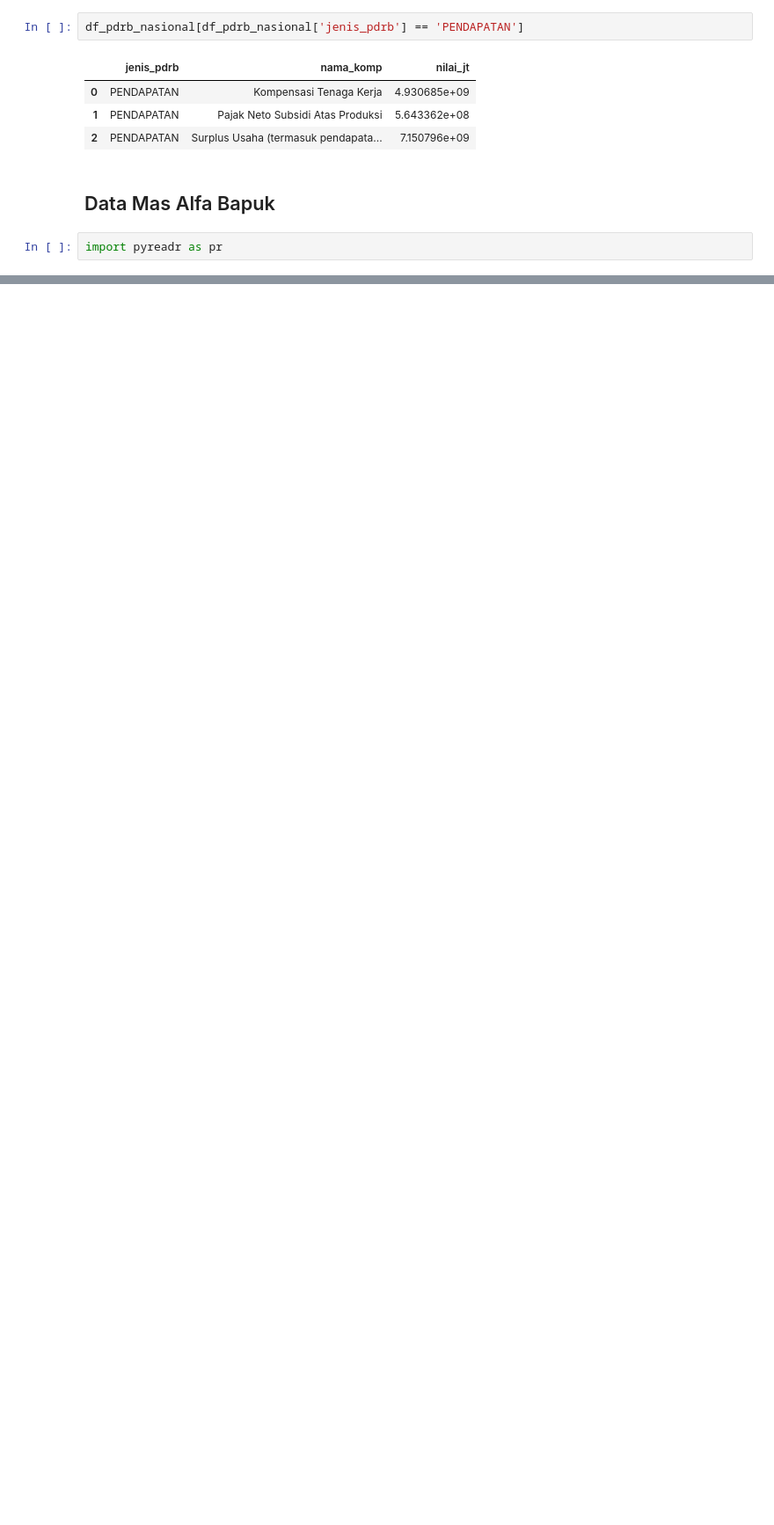
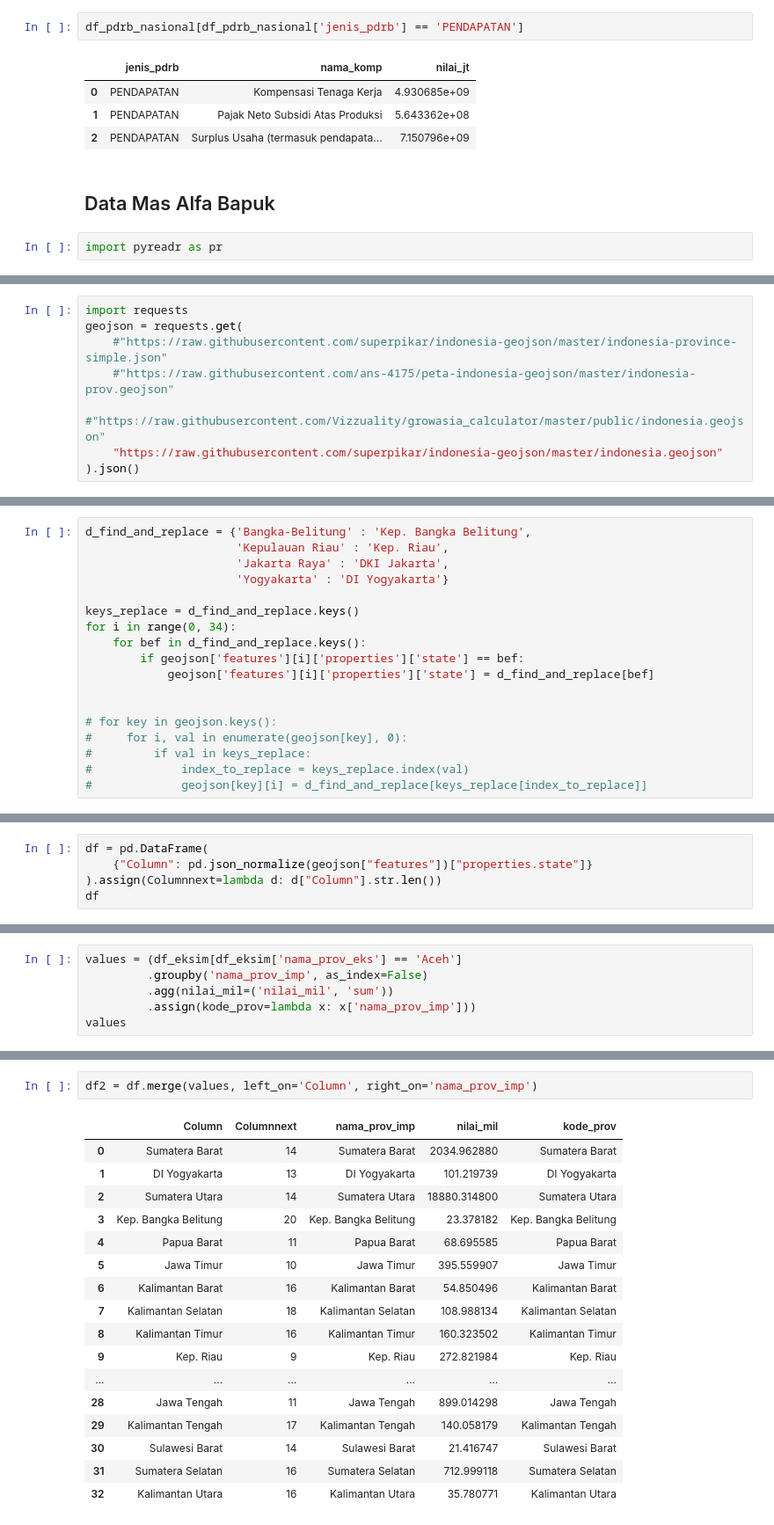
Before and after one commit to nurkhamidah/tryIRIO, a Jupyter notebook: temp.ipynb, the cells around one changed output, grey strips where cells are left out. Shown at 88% size. Cells and saved outputs as stored; diff of their text form; blank space fills up the shorter version.

```diff
--- a/temp.ipynb
+++ b/temp.ipynb
@@ -731,0 +808,8 @@ pr.read_r('data/data_eksim_ap.rds')[None]
+# %%
+import requests
+geojson = requests.get(
+    #"https://raw.githubusercontent.com/superpikar/indonesia-geojson/master/indonesia-province-simple.json"
+    #"https://raw.githubusercontent.com/ans-4175/peta-indonesia-geojson/master/indonesia-prov.geojson"
+    #"https://raw.githubusercontent.com/Vizzuality/growasia_calculator/master/public/indonesia.geojson"
+    "https://raw.githubusercontent.com/superpikar/indonesia-geojson/master/indonesia.geojson"
+).json()
@@ -731,0 +855,18 @@ pr.read_r('data/data_eksim_ap.rds')[None]
+# %%
+d_find_and_replace = {'Bangka-Belitung' : 'Kep. Bangka Belitung',
+                      'Kepulauan Riau' : 'Kep. Riau',
+                      'Jakarta Raya' : 'DKI Jakarta',
+                      'Yogyakarta' : 'DI Yogyakarta'}
+
+keys_replace = d_find_and_replace.keys()
+for i in range(0, 34):
+    for bef in d_find_and_replace.keys():
+        if geojson['features'][i]['properties']['state'] == bef:
+            geojson['features'][i]['properties']['state'] = d_find_and_replace[bef]
+
+
+# for key in geojson.keys():
+#     for i, val in enumerate(geojson[key], 0):
+#         if val in keys_replace:
+#             index_to_replace = keys_replace.index(val)
+#             geojson[key][i] = d_find_and_replace[keys_replace[index_to_replace]]
@@ -731,0 +894,5 @@ pr.read_r('data/data_eksim_ap.rds')[None]
+# %%
+df = pd.DataFrame(
+    {"Column": pd.json_normalize(geojson["features"])["properties.state"]}
+).assign(Columnnext=lambda d: d["Column"].str.len())
+df
@@ -731,0 +921,6 @@ pr.read_r('data/data_eksim_ap.rds')[None]
+# %%
+values = (df_eksim[df_eksim['nama_prov_eks'] == 'Aceh']
+         .groupby('nama_prov_imp', as_index=False)
+         .agg(nilai_mil=('nilai_mil', 'sum'))
+         .assign(kode_prov=lambda x: x['nama_prov_imp']))
+values
@@ -731,0 +945,20 @@ pr.read_r('data/data_eksim_ap.rds')[None]
+# %%
+df2 = df.merge(values, left_on='Column', right_on='nama_prov_imp')
+# %% [output]
+|  | Column | Columnnext | nama_prov_imp | nilai_mil | kode_prov |
+| 0 | Sumatera Barat | 14 | Sumatera Barat | 2034.962880 | Sumatera Barat |
+| 1 | DI Yogyakarta | 13 | DI Yogyakarta | 101.219739 | DI Yogyakarta |
+| 2 | Sumatera Utara | 14 | Sumatera Utara | 18880.314800 | Sumatera Utara |
+| 3 | Kep. Bangka Belitung | 20 | Kep. Bangka Belitung | 23.378182 | Kep. Bangka Belitung |
+| 4 | Papua Barat | 11 | Papua Barat | 68.695585 | Papua Barat |
+| 5 | Jawa Timur | 10 | Jawa Timur | 395.559907 | Jawa Timur |
+| 6 | Kalimantan Barat | 16 | Kalimantan Barat | 54.850496 | Kalimantan Barat |
+| 7 | Kalimantan Selatan | 18 | Kalimantan Selatan | 108.988134 | Kalimantan Selatan |
+| 8 | Kalimantan Timur | 16 | Kalimantan Timur | 160.323502 | Kalimantan Timur |
+| 9 | Kep. Riau | 9 | Kep. Riau | 272.821984 | Kep. Riau |
+| ... | ... | ... | ... | ... | ... |
+| 28 | Jawa Tengah | 11 | Jawa Tengah | 899.014298 | Jawa Tengah |
+| 29 | Kalimantan Tengah | 17 | Kalimantan Tengah | 140.058179 | Kalimantan Tengah |
+| 30 | Sulawesi Barat | 14 | Sulawesi Barat | 21.416747 | Sulawesi Barat |
+| 31 | Sumatera Selatan | 16 | Sumatera Selatan | 712.999118 | Sumatera Selatan |
+| 32 | Kalimantan Utara | 16 | Kalimantan Utara | 35.780771 | Kalimantan Utara |
```
Also changed, not shown: parts of 13 cells of this notebook, 2 other files.
